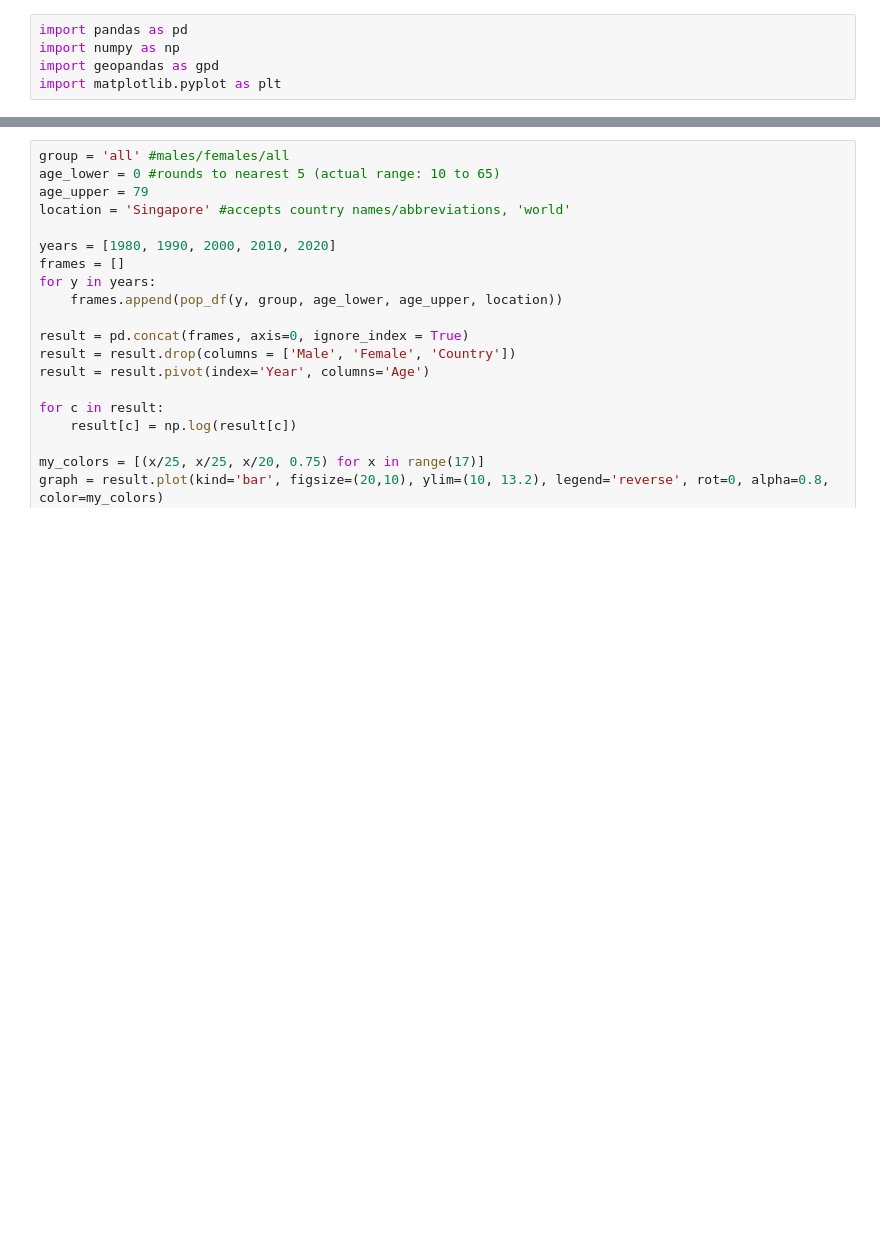
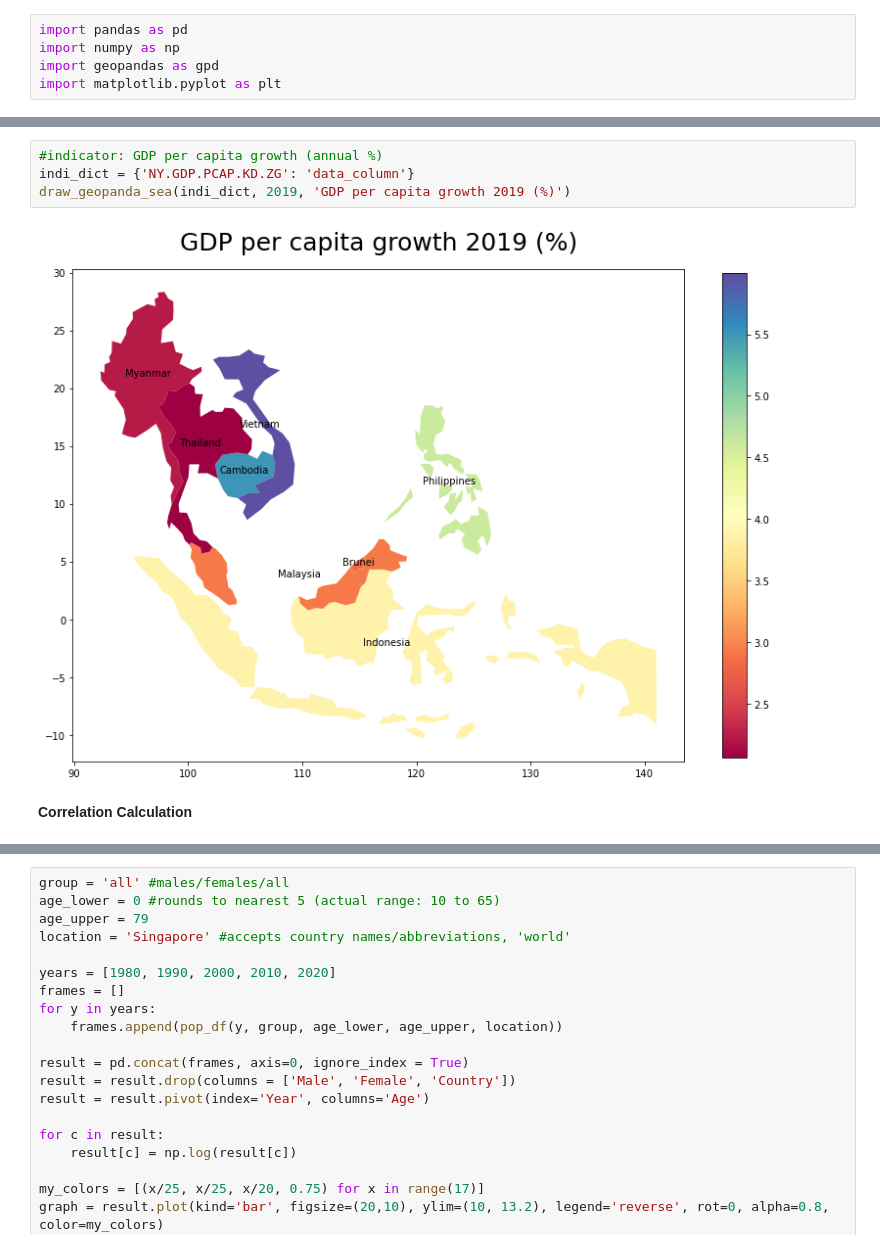
Before and after one commit to jasminlee/EEP-153-Mahalanobis-project-1, a Jupyter notebook: project1_final01.ipynb, the cells around one changed output, grey strips where cells are left out. Drawn from its saved outputs; the diff is of its cells as text; blank space fills up the shorter version.

```diff
--- a/project1_final01.ipynb
+++ b/project1_final01.ipynb
@@ -354,0 +392,8 @@ for idx, row in merged.iterrows():
+# %%
+#indicator: GDP per capita growth (annual %)
+indi_dict = {'NY.GDP.PCAP.KD.ZG': 'data_column'}
+draw_geopanda_sea(indi_dict, 2019, 'GDP per capita growth 2019 (%)')
+# %% [output]
+[figure, added]
+# %% [markdown]
+**Correlation Calculation**
```
Also changed, not shown: parts of 24 cells of this notebook.
